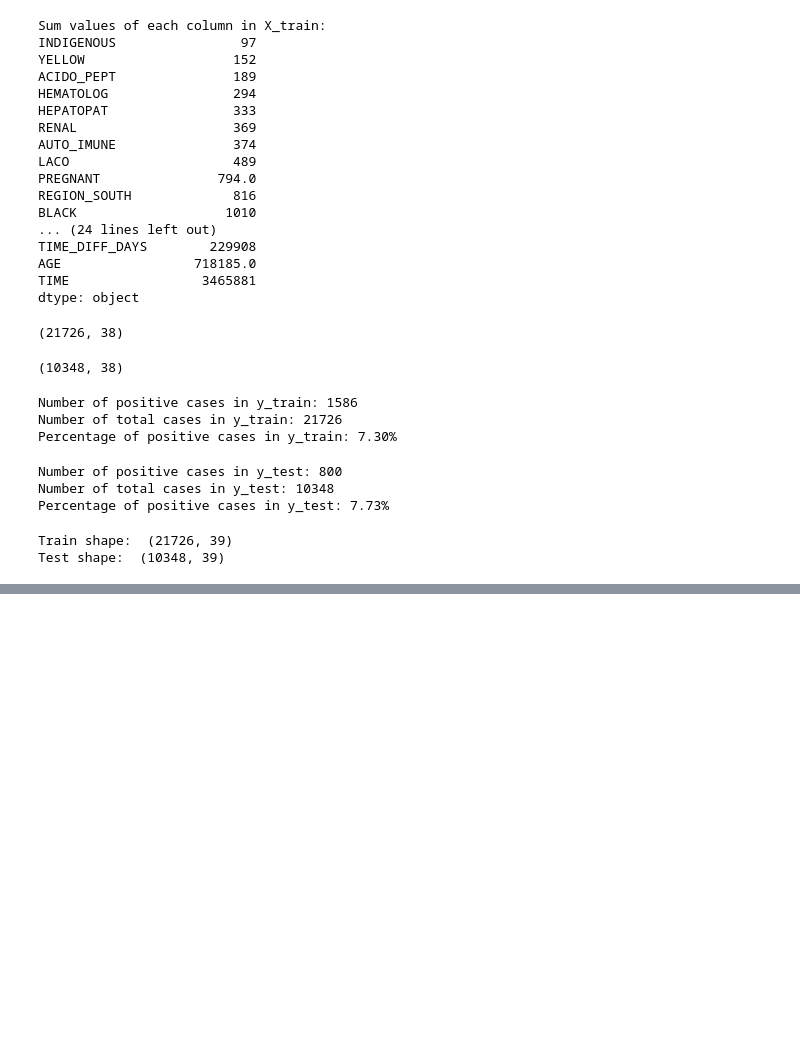
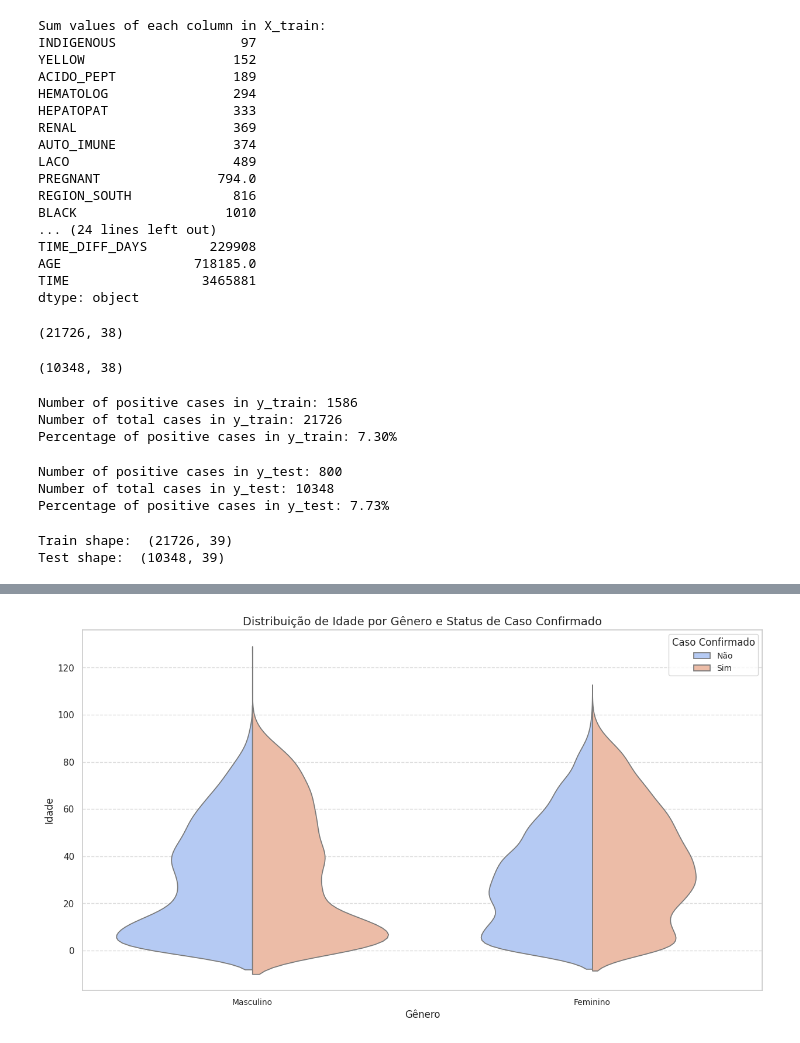
Before and after one commit to PietroGolfeto/DataSUS-Chikungunya-ML, a Jupyter notebook: data-cleaning/data-cleaning-hosp-pred-death.ipynb, the cells around one changed output, grey strips where cells are left out. Saved outputs shown, nothing was run; the diff lists cells and outputs as text; code cells hidden in the pictures; blank space fills up the shorter version.

```diff
--- a/data-cleaning/data-cleaning-hosp-pred-death.ipynb
+++ b/data-cleaning/data-cleaning-hosp-pred-death.ipynb
@@ -938,0 +810,32 @@ Passing `palette` without assigning `hue` is deprecated and will be removed in v
+# %%
+# Violinplot de distribuição da Idade por Gênero e Casos Confirmados
+
+plt.figure(figsize=(15, 8))
+ax = sns.violinplot(
+    x=data['GENDER'],
+    y=data['AGE'],
+    hue=data['CONFIRMED_CASE'],
+    split=True,
+    palette='coolwarm',
+    inner=None  # Remove as linhas internas do violinplot
+)
+
+# Atualizar a legenda para usar os rótulos definidos
+handles, labels = ax.get_legend_handles_labels()
+new_case_labels = [case_labels[int(float(lbl))] for lbl in labels]
+plt.legend(handles=handles, labels=new_case_labels, title="Caso Confirmado", fontsize=10)
+
+# Fixar os ticks do eixo x e atualizar os rótulos para gênero
+ticks = ax.get_xticks()
+ax.xaxis.set_major_locator(FixedLocator(ticks))
+current_gender_labels = [label.get_text() for label in ax.get_xticklabels()]
+new_gender_labels = [gender_labels[int(lbl)] for lbl in current_gender_labels]
+ax.set_xticklabels(new_gender_labels, fontsize=10)
+
+plt.title("Distribuição de Idade por Gênero e Status de Caso Confirmado", fontsize=14)
+plt.xlabel("Gênero", fontsize=12)
+plt.ylabel("Idade", fontsize=12)
+plt.grid(axis='y', linestyle='--', alpha=0.7)
+plt.show()
+# %% [output]
+[figure, added]
```
Also changed, not shown: parts of 19 cells of this notebook.
